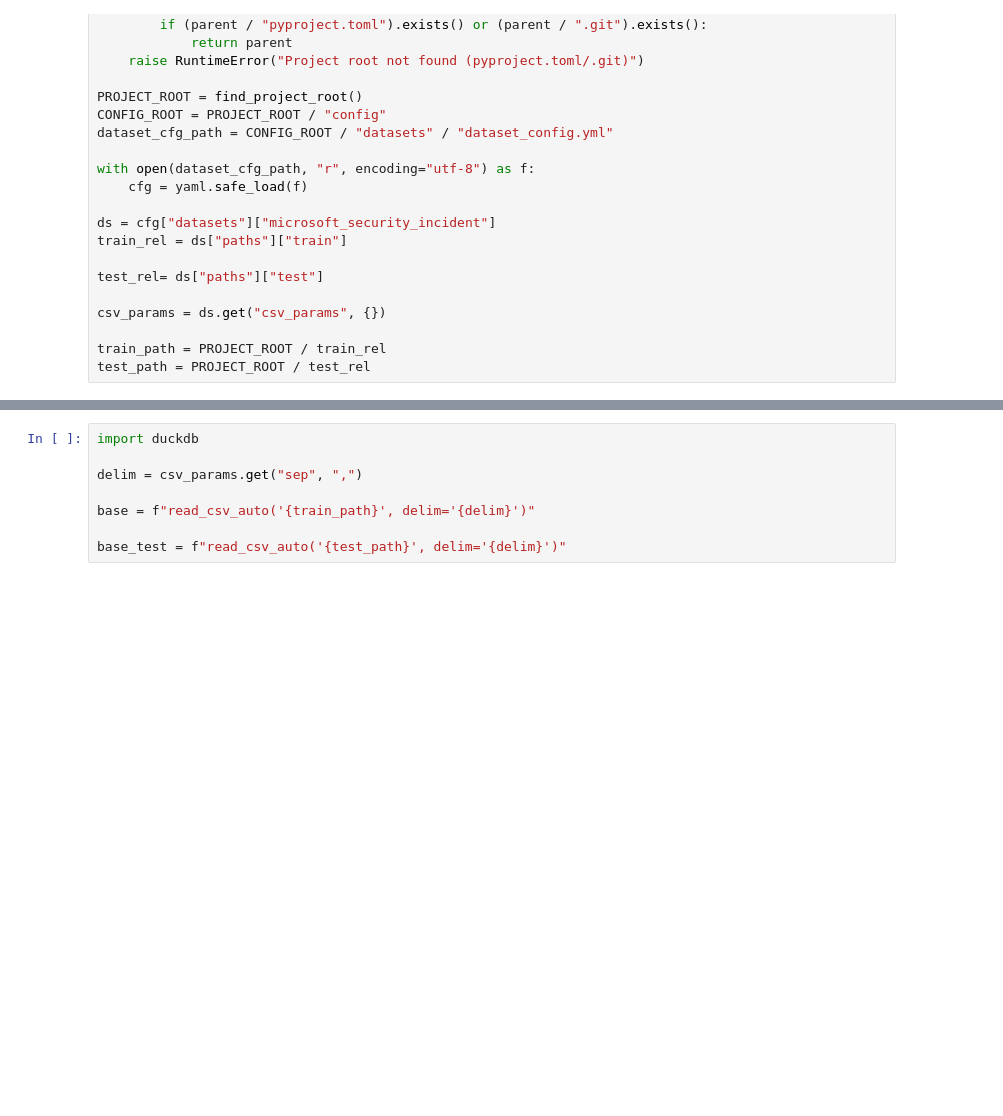
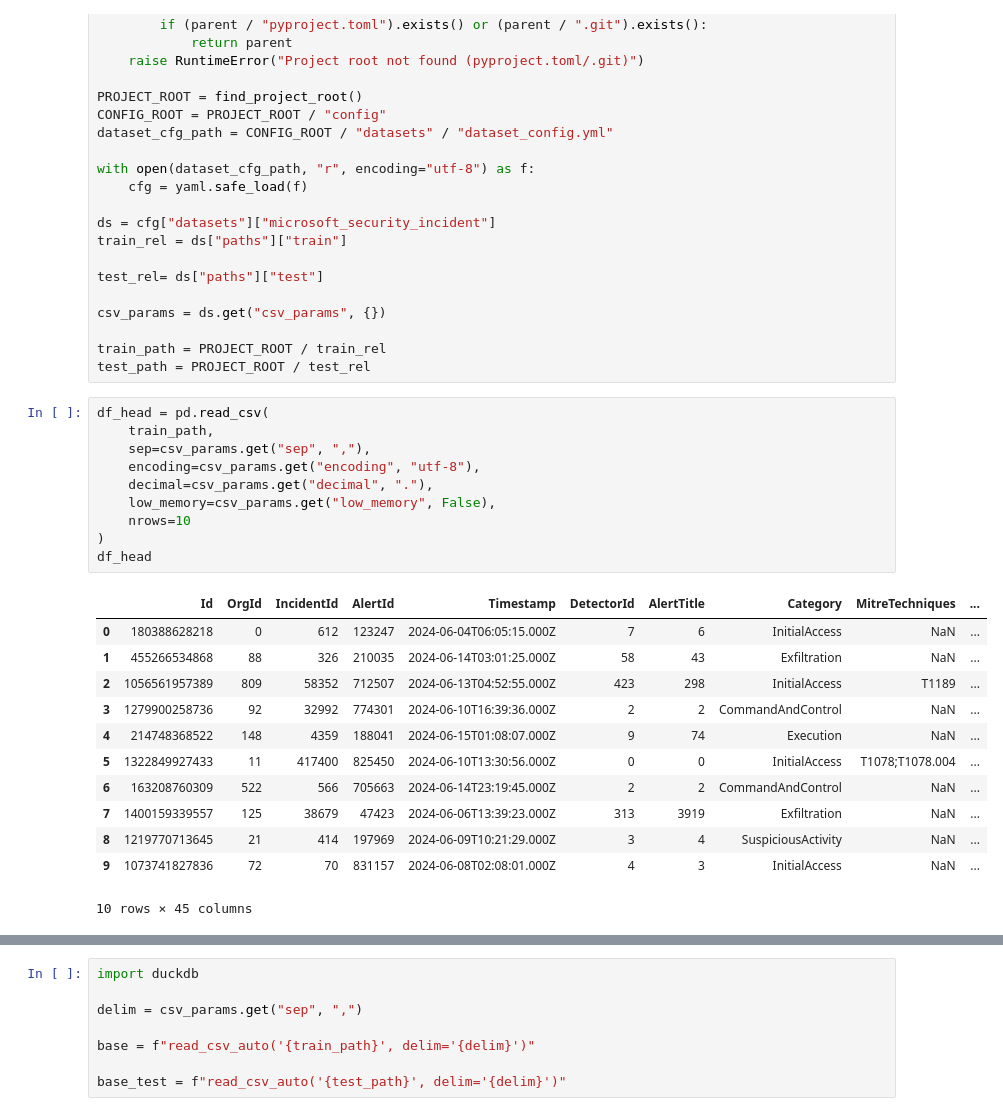
Before and after one commit to Catalinaqi/Project_DS_Microsoft_Security_Incident_Prediction, a Jupyter notebook: notebooks/data_analysis.ipynb, the cells around one changed output, grey strips where cells are left out. Drawn from its saved outputs; the diff is of its cells as text; blank space fills up the shorter version.

```diff
--- a/notebooks/test05.ipynb
+++ b/notebooks/data_analysis.ipynb
@@ -26,3 +26,26 @@ csv_params = ds.get("csv_params", {})
 
 train_path = PROJECT_ROOT / train_rel
 test_path = PROJECT_ROOT / test_rel
+# %%
+df_head = pd.read_csv(
+    train_path,
+    sep=csv_params.get("sep", ","),
+    encoding=csv_params.get("encoding", "utf-8"),
+    decimal=csv_params.get("decimal", "."),
+    low_memory=csv_params.get("low_memory", False),
+    nrows=10
+)
+df_head
+# %% [output]
+|  | Id | OrgId | IncidentId | AlertId | Timestamp | DetectorId | AlertTitle | Category | MitreTechniques | ... |
+| 0 | 180388628218 | 0 | 612 | 123247 | 2024-06-04T06:05:15.000Z | 7 | 6 | InitialAccess | NaN | ... |
+| 1 | 455266534868 | 88 | 326 | 210035 | 2024-06-14T03:01:25.000Z | 58 | 43 | Exfiltration | NaN | ... |
+| 2 | 1056561957389 | 809 | 58352 | 712507 | 2024-06-13T04:52:55.000Z | 423 | 298 | InitialAccess | T1189 | ... |
+| 3 | 1279900258736 | 92 | 32992 | 774301 | 2024-06-10T16:39:36.000Z | 2 | 2 | CommandAndControl | NaN | ... |
+| 4 | 214748368522 | 148 | 4359 | 188041 | 2024-06-15T01:08:07.000Z | 9 | 74 | Execution | NaN | ... |
+| 5 | 1322849927433 | 11 | 417400 | 825450 | 2024-06-10T13:30:56.000Z | 0 | 0 | InitialAccess | T1078;T1078.004 | ... |
+| 6 | 163208760309 | 522 | 566 | 705663 | 2024-06-14T23:19:45.000Z | 2 | 2 | CommandAndControl | NaN | ... |
+| 7 | 1400159339557 | 125 | 38679 | 47423 | 2024-06-06T13:39:23.000Z | 313 | 3919 | Exfiltration | NaN | ... |
+| 8 | 1219770713645 | 21 | 414 | 197969 | 2024-06-09T10:21:29.000Z | 3 | 4 | SuspiciousActivity | NaN | ... |
+| 9 | 1073741827836 | 72 | 70 | 831157 | 2024-06-08T02:08:01.000Z | 4 | 3 | InitialAccess | NaN | ... |
+10 rows × 45 columns
```
Also changed, not shown: parts of 2 cells of this notebook, 7 other files.
